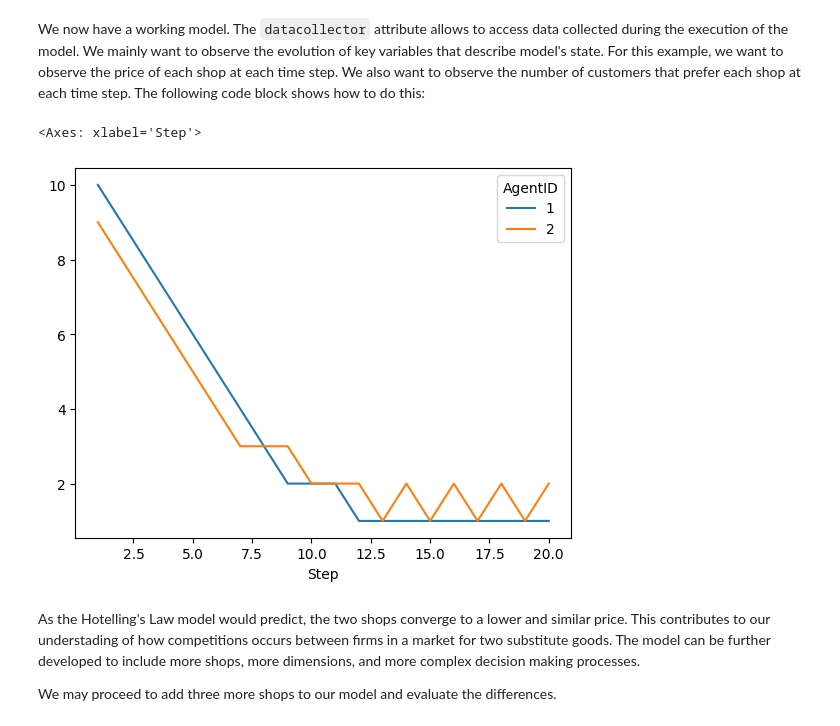
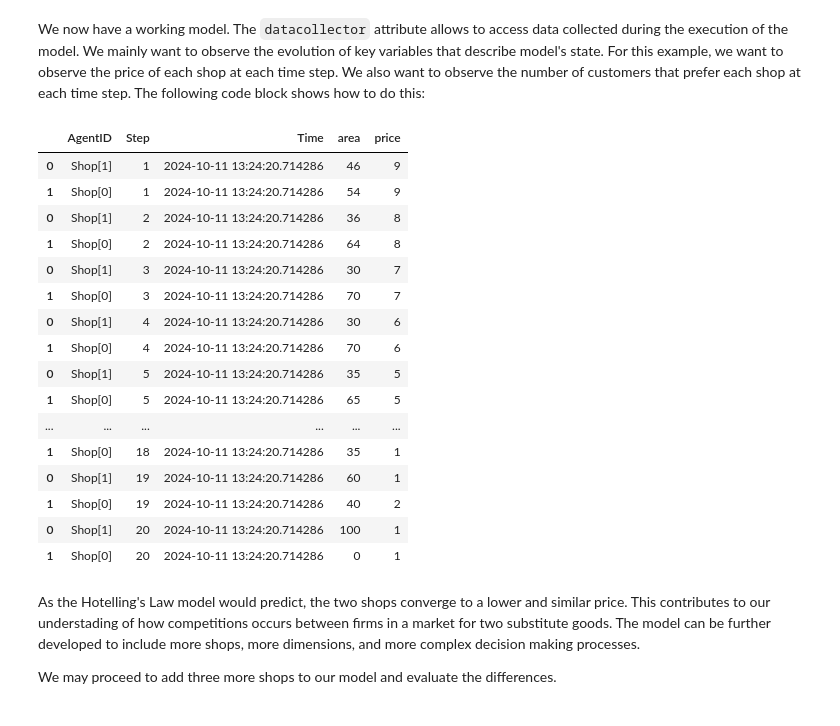
Before and after one commit to ABSESpy/ABSESpy, a Jupyter notebook: docs/tutorial/beginner/hotelling_tutorial.ipynb, the cells around one changed output. Saved outputs shown, nothing was run; the diff lists cells and outputs as text; code cells hidden in the pictures.

```diff
--- a/docs/tutorial/beginner/hotelling_tutorial.ipynb
+++ b/docs/tutorial/beginner/hotelling_tutorial.ipynb
@@ -374,8 +374,10 @@ It allows us to separate decision and action for agents. Shops make decision abo
 params = {
     "reports": {
         "agents": {
-            "area": "area_count",
-            "price": "price",
+            "Shop": {  # 这里指定了 agent 类型为 "Shop"
+                "area": "area_count",
+                "price": "price",
+            }
         }
     },
     "time": {"end": 20},
@@ -426,12 +429,27 @@ model.datacollector.get_agent_vars_dataframe()
 # %% [markdown]
 We now have a working model. The `datacollector` attribute allows to access data collected during the execution of the model. We mainly want to observe the evolution of key variables that describe model's state. For this example, we want to observe the price of each shop at each time step. We also want to observe the number of customers that prefer each shop at each time step. The following code block shows how to do this:
 # %%
-results = model.datacollector.get_agent_vars_dataframe()
+results = model.datacollector.get_agent_vars_dataframe()["Shop"]
 
-results.unstack(level=1).price.plot()
+results
 # %% [output]
-<Axes: xlabel='Step'>
-[figure, removed]
+|  | AgentID | Step | Time | area | price |
+| 0 | Shop[1] | 1 | 2024-10-11 13:24:20.714286 | 46 | 9 |
+| 1 | Shop[0] | 1 | 2024-10-11 13:24:20.714286 | 54 | 9 |
+| 0 | Shop[1] | 2 | 2024-10-11 13:24:20.714286 | 36 | 8 |
+| 1 | Shop[0] | 2 | 2024-10-11 13:24:20.714286 | 64 | 8 |
+| 0 | Shop[1] | 3 | 2024-10-11 13:24:20.714286 | 30 | 7 |
+| 1 | Shop[0] | 3 | 2024-10-11 13:24:20.714286 | 70 | 7 |
+| 0 | Shop[1] | 4 | 2024-10-11 13:24:20.714286 | 30 | 6 |
+| 1 | Shop[0] | 4 | 2024-10-11 13:24:20.714286 | 70 | 6 |
+| 0 | Shop[1] | 5 | 2024-10-11 13:24:20.714286 | 35 | 5 |
+| 1 | Shop[0] | 5 | 2024-10-11 13:24:20.714286 | 65 | 5 |
+| ... | ... | ... | ... | ... | ... |
+| 1 | Shop[0] | 18 | 2024-10-11 13:24:20.714286 | 35 | 1 |
+| 0 | Shop[1] | 19 | 2024-10-11 13:24:20.714286 | 60 | 1 |
+| 1 | Shop[0] | 19 | 2024-10-11 13:24:20.714286 | 40 | 2 |
+| 0 | Shop[1] | 20 | 2024-10-11 13:24:20.714286 | 100 | 1 |
+| 1 | Shop[0] | 20 | 2024-10-11 13:24:20.714286 | 0 | 1 |
 # %% [markdown]
 As the Hotelling's Law model would predict, the two shops converge to a lower and similar price. This contributes to our understading of how competitions occurs between firms in a market for two substitute goods. The model can be further developed to include more shops, more dimensions, and more complex decision making processes.
 
```
Also changed, not shown: parts of 3 cells of this notebook, 4 other files.
